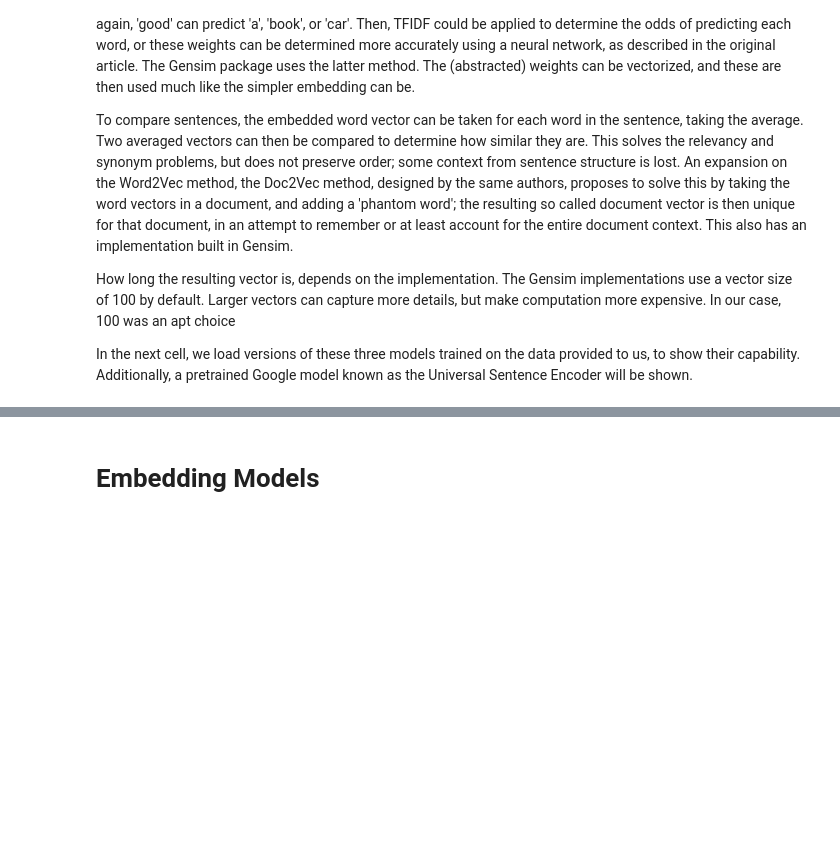
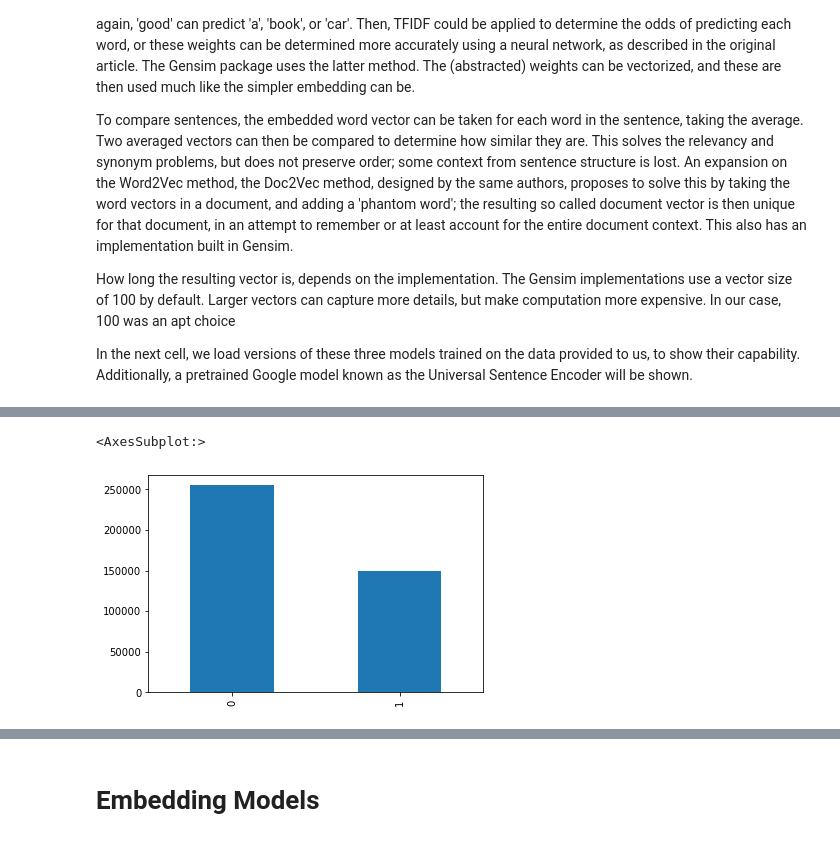
Before and after one commit to ckattenberg/semantic_similarity, a Jupyter notebook: Example_Notebook.ipynb, the cells around one changed output, grey strips where cells are left out. Drawn from its saved outputs; the diff is of its cells as text; code cells hidden in the pictures; blank space fills up the shorter version.

```diff
--- a/Example_Notebook.ipynb
+++ b/Example_Notebook.ipynb
@@ -19,0 +28,3 @@ In the next cell, we load versions of these three models trained on the data pro
+# %%
+data = readdata.read()
+data.head(10)
@@ -19,0 +43,5 @@ In the next cell, we load versions of these three models trained on the data pro
+# %%
+data['is_duplicate'].value_counts().plot(kind='bar')
+# %% [output]
+<AxesSubplot:>
+[figure, added]
```
Also changed, not shown: parts of 15 cells of this notebook, 2 other files.
